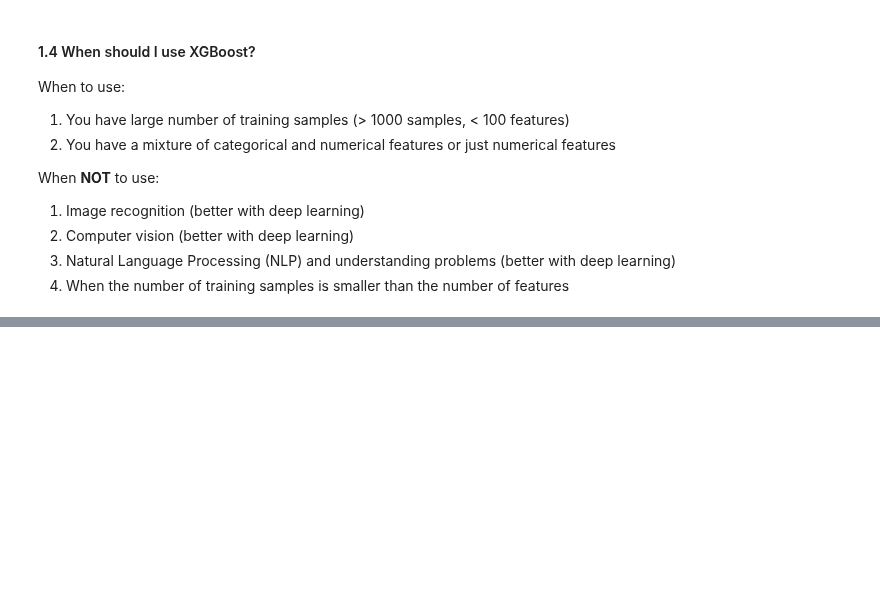
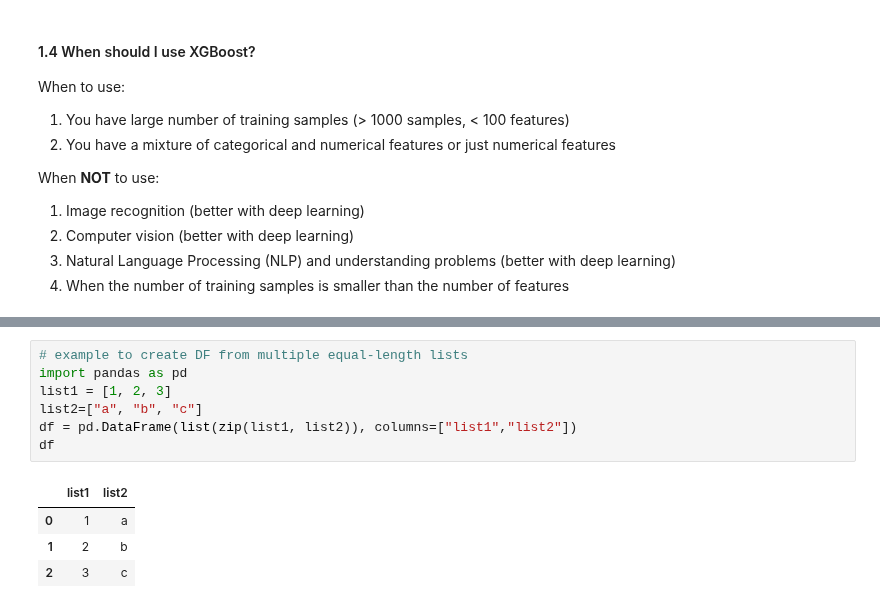
Before and after one commit to GuoweiYang19891101/datacamp_machine_learning_scientist_python, a Jupyter notebook: 5_extreme_gradient_boosting.ipynb, the cells around one changed output, grey strips where cells are left out. Drawn from its saved outputs; the diff is of its cells as text; blank space fills up the shorter version.

```diff
--- a/5_extreme_gradient_boosting.ipynb
+++ b/5_extreme_gradient_boosting.ipynb
@@ -306,0 +417,12 @@ NameError: name 'df' is not defined
+# %%
+# example to create DF from multiple equal-length lists
+import pandas as pd
+list1 = [1, 2, 3]
+list2=["a", "b", "c"]
+df = pd.DataFrame(list(zip(list1, list2)), columns=["list1","list2"])
+df
+# %% [output]
+|  | list1 | list2 |
+| 0 | 1 | a |
+| 1 | 2 | b |
+| 2 | 3 | c |
```
Also changed, not shown: parts of 14 cells of this notebook.
